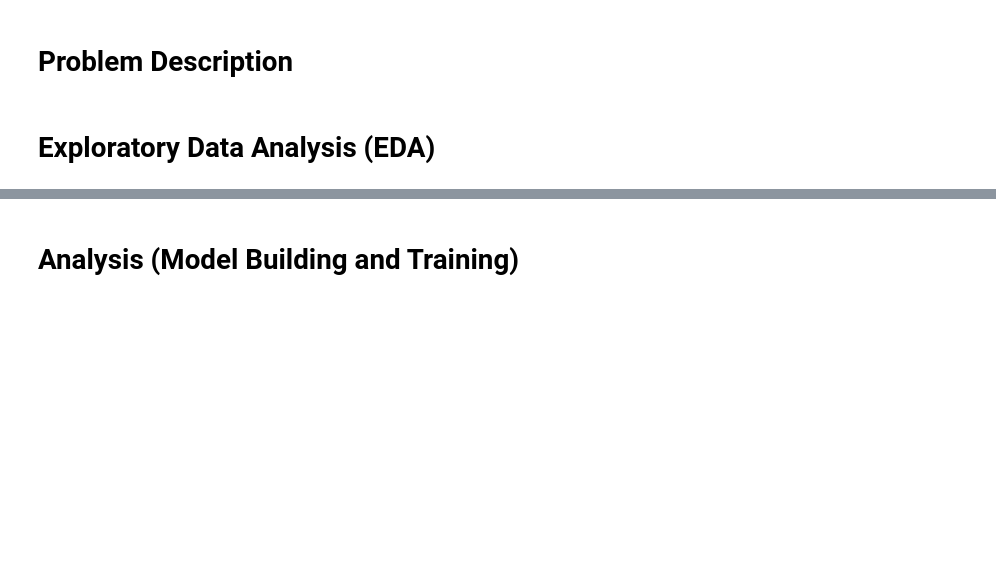
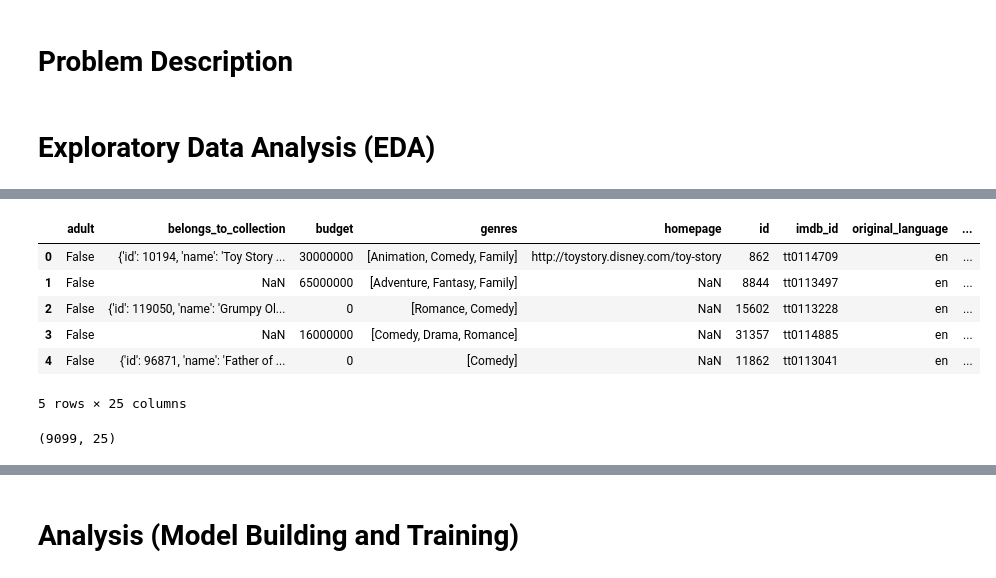
Before and after one commit to hkwan11/movie-recommender-system-svd, a Jupyter notebook: svd.ipynb, the cells around one changed output, grey strips where cells are left out. Drawn from its saved outputs; the diff is of its cells as text; code cells hidden in the pictures; blank space fills up the shorter version.

```diff
--- a/svd.ipynb
+++ b/svd.ipynb
@@ -17,0 +78,3 @@ movies.head()
+# %%
+mv['genres'] = mv['genres'].apply(literal_eval).apply(lambda x: [d['name'] for d in x])
+mv['genres']
@@ -17,0 +94,12 @@ movies.head()
+# %%
+mv['year'] = pd.to_datetime(mv['release_date'], errors='coerce').apply(lambda x: str(x).split('-')[0] if x != np.nan else np.nan)
+# %%
+mv.head()
+# %% [output]
+|  | adult | belongs_to_collection | budget | genres | homepage | id | imdb_id | original_language | ... |
+| 0 | False | {'id': 10194, 'name': 'Toy Story ... | 30000000 | [Animation, Comedy, Family] | http://toystory.disney.com/toy-story | 862 | tt0114709 | en | ... |
+| 1 | False | NaN | 65000000 | [Adventure, Fantasy, Family] | NaN | 8844 | tt0113497 | en | ... |
+| 2 | False | {'id': 119050, 'name': 'Grumpy Ol... | 0 | [Romance, Comedy] | NaN | 15602 | tt0113228 | en | ... |
+| 3 | False | NaN | 16000000 | [Comedy, Drama, Romance] | NaN | 31357 | tt0114885 | en | ... |
+| 4 | False | {'id': 96871, 'name': 'Father of ... | 0 | [Comedy] | NaN | 11862 | tt0113041 | en | ... |
+5 rows × 25 columns
@@ -17,0 +109,7 @@ movies.head()
+# %%
+mv = mv.drop([29503, 19730, 35587])
+mv['id'] = mv['id'].astype('int')
+df = mv[mv['id'].isin(lk)]
+df.shape
+# %% [output]
+(9099, 25)
```
Also changed, not shown: parts of 22 cells of this notebook, 4 other files.
